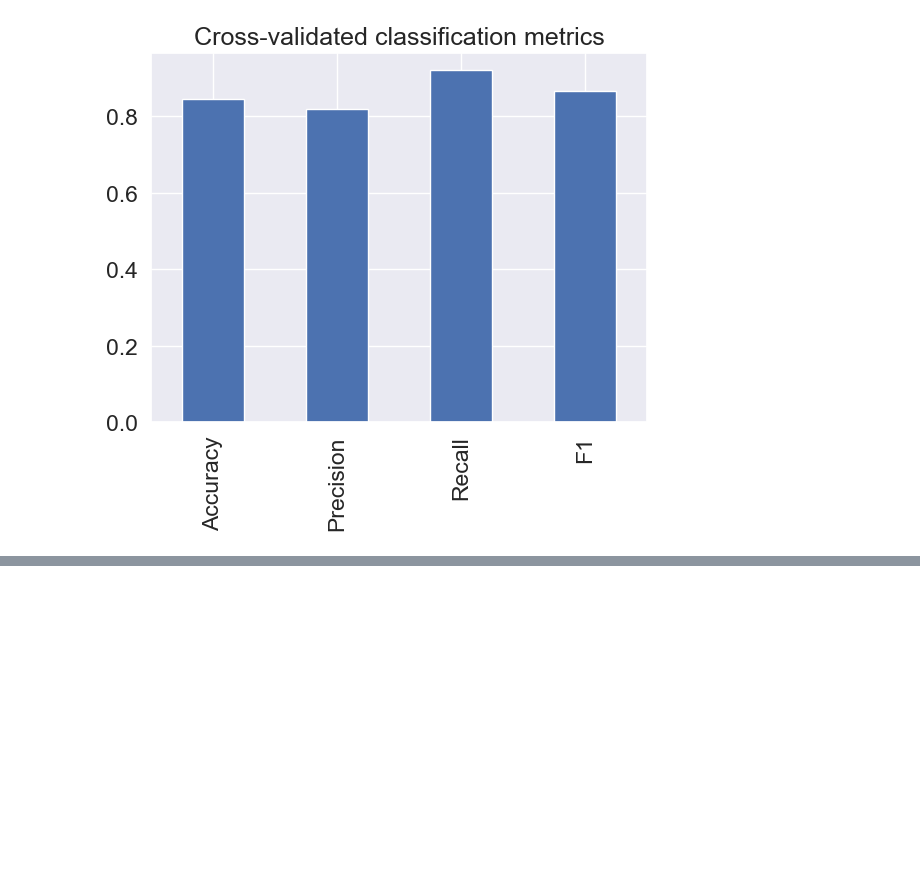
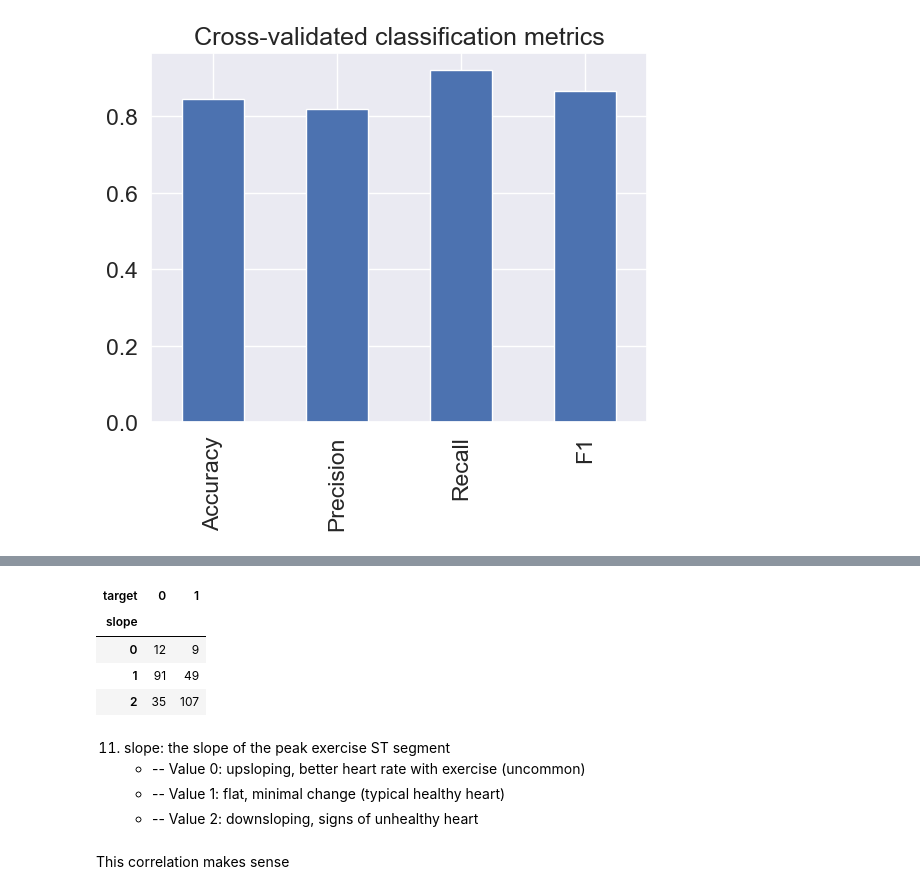
Before and after one commit to AlbertoRoGlez/Heart-disease-prediction, a Jupyter notebook: end-to-end-heart-disease-classification.ipynb, the cells around one changed output, grey strips where cells are left out. Cells and saved outputs as stored; diff of their text form; code cells hidden in the pictures; blank space fills up the shorter version.

```diff
--- a/end-to-end-heart-disease-classification.ipynb
+++ b/end-to-end-heart-disease-classification.ipynb
@@ -735,0 +795,15 @@ cv_metrics.T.plot.bar(title="Cross-validated classification metrics",
+# %%
+pd.crosstab(df["slope"], df["target"])
+# %% [output]
+| target | 0 | 1 |
+| slope |  |  |
+| 0 | 12 | 9 |
+| 1 | 91 | 49 |
+| 2 | 35 | 107 |
+# %% [markdown]
+11. slope: the slope of the peak exercise ST segment
+    * -- Value 0: upsloping, better heart rate with exercise (uncommon)
+    * -- Value 1: flat, minimal change (typical healthy heart)
+    * -- Value 2: downsloping, signs of unhealthy heart
+# %% [markdown]
+This correlation makes sense
```
Also changed, not shown: parts of 7 cells of this notebook.
